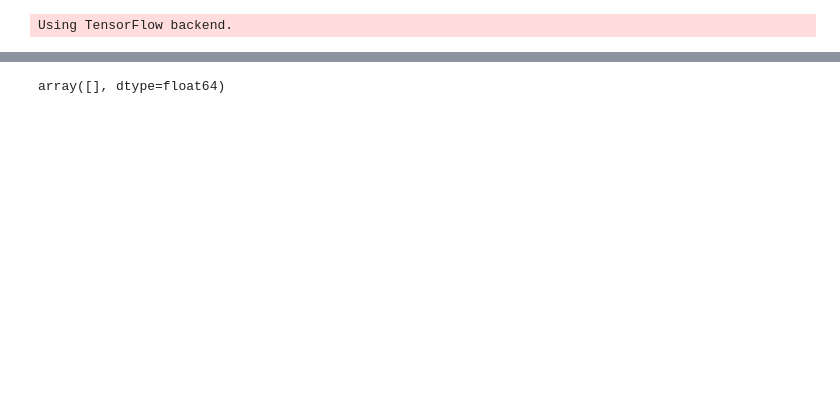
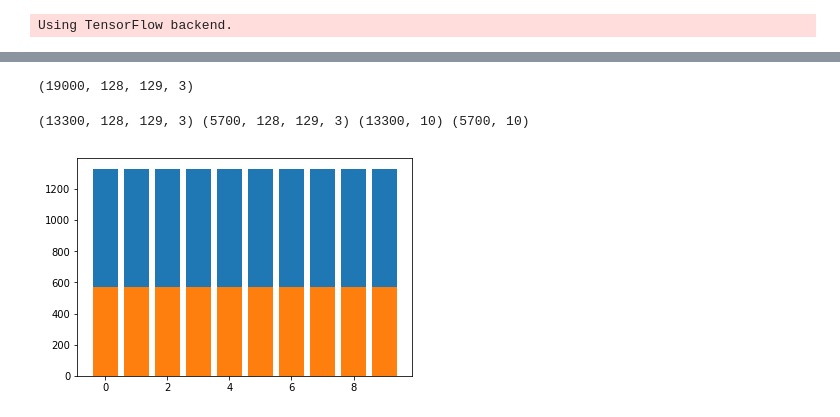
Before and after one commit to maxsanchezdp/final_project_data, a Jupyter notebook: Untitled1.ipynb, the cells around one changed output, grey strips where cells are left out. Drawn from its saved outputs; the diff is of its cells as text; code cells hidden in the pictures; blank space fills up the shorter version.

```diff
--- a/Untitled1.ipynb
+++ b/Untitled1.ipynb
@@ -126,8 +139,29 @@ Reading file: ./Data/genres/country/country.00025.wav
 # %%
 
-X = np.load('x_gtzan_npy.npy')
-y = np.load('y_gtzan_npy.npy')
+X = np.load('/content/drive/My Drive/x_gtzan_npy.npy')
+y = np.load('/content/drive/My Drive/y_gtzan_npy.npy')
-# %%
-X
-# %% [output]
-array([], dtype=float64)
+# %%
+# One hot encoding of the labels
+y = to_categorical(y)
+# %%
+X_stack = np.squeeze(np.stack((X,) * 3, -1))
+X_stack.shape
+# %% [output]
+(19000, 128, 129, 3)
+# %%
+
+X_train, X_test, y_train, y_test = train_test_split(X_stack, y, test_size=0.3, random_state=42, stratify = y)
+# %%
+print(X_train.shape, X_test.shape, y_train.shape, y_test.shape)
+# %% [output]
+(13300, 128, 129, 3) (5700, 128, 129, 3) (13300, 10) (5700, 10)
+# %%
+# Histogram for train and test
+values, count = np.unique(np.argmax(y_train, axis=1), return_counts=True)
+plt.bar(values, count)
+
+values, count = np.unique(np.argmax(y_test, axis=1), return_counts=True)
+plt.bar(values, count)
+plt.show()
+# %% [output]
+[figure, added]
```
Also changed, not shown: parts of 6 cells of this notebook.
